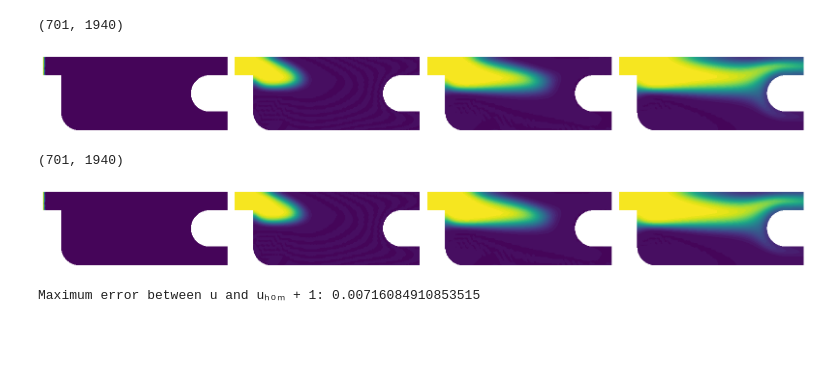
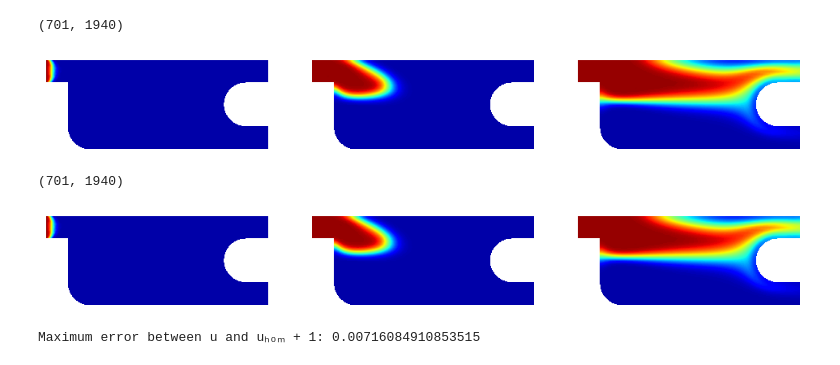
Before and after one commit to Mahshad-RM/MOR, a Jupyter notebook: Assignments_overview_Part_1.ipynb, the cells around one changed output. Saved outputs shown, nothing was run; the diff lists cells and outputs as text; code cells hidden in the pictures; blank space fills up the shorter version.

```diff
--- a/Assignments_overview_Part_1.ipynb
+++ b/Assignments_overview_Part_1.ipynb
@@ -61,64 +61,19 @@ u = FOMsolver(*c0)
 u.shape
 # %% [output]
 (701, 1940)
-# %%
-#fe.multiplot(u[:10], (2, 5), Vh, size = 2, vmin = u.min(), vmax = u.max())
-#fe.multiplot(u[:10], (2, 5), Vh, size = 2, vmin = u.min(), vmax = u.max())
-
-from dolfin import Function  # or from fenics import Function
-import matplotlib.pyplot as plt
-
-# Time steps to plot (adjust based on your simulation duration and dt)
-time_indices = [0, 200, 400, 700]
-
-# Convert DOF arrays to FEniCS Function objects
-uf_list = []
-for i in time_indices:
-    ufun = Function(Vh)
-    ufun.vector().set_local(u[i])
-    ufun.vector().apply("insert")
-    uf_list.append(ufun)
-
-# Plot using dlroms-style multiplot, if available
-
-# The following line had an incorrect indentation
-fe.multiplot(uf_list, (1, 4), Vh, vmin=u.min(), vmax=u.max())
-
-plt.tight_layout()
-plt.show()
-# %% [output]
-[figure, removed]
+# %%
+fe.multiplot(u[[10, 200, 700]], (1, 3), Vh, vmin=u.min(), vmax=u.max())
+# %% [output]
+[figure, added]
 # %%
 uhom, *_ =FOMsolverhom(*c0)
 uhom.shape
 # %% [output]
 (701, 1940)
-# %%
-#fe.multiplot(u[:10], (2, 5), Vh, size = 2, vmin = u.min(), vmax = u.max())
-
-from dolfin import Function  # or from fenics import Function
-import matplotlib.pyplot as plt
-
-# Time steps to plot (adjust based on your simulation duration and dt)
-time_indices = [0, 200, 400, 700]
-
-# Convert DOF arrays to FEniCS Function objects
-uhomf_list = []
-for i in time_indices:
-    uhomfun = Function(Vh)
-    uhomfun.vector().set_local(u[i])
-    uhomfun.vector().apply("insert")
-    uhomf_list.append(uhomfun)
-
-# Plot using dlroms-style multiplot, if available
-
-# The following line had an incorrect indentation
-#fe.multiplot(uhomf_list, (1, 4), Vh, vmin=uhom.min(), vmax=uhom.max())
-fe.multiplot(uhom[[10, 200, 700]],  (1, 3),Vh, vmin=uhom.min(), vmax=uhom.max())
-plt.tight_layout()
-plt.show()
-# %% [output]
-[figure, removed]
+# %%
+fe.multiplot(uhom[[10, 200, 700]], (1, 3), Vh, vmin=uhom.min(), vmax=uhom.max())
+# %% [output]
+[figure, added]
 # %%
 # Verify that u = uₕₒₘ + 1
 error = np.max(np.abs(u - (uhom + 1)))
```
Also changed, not shown: parts of 1 cell of this notebook.
